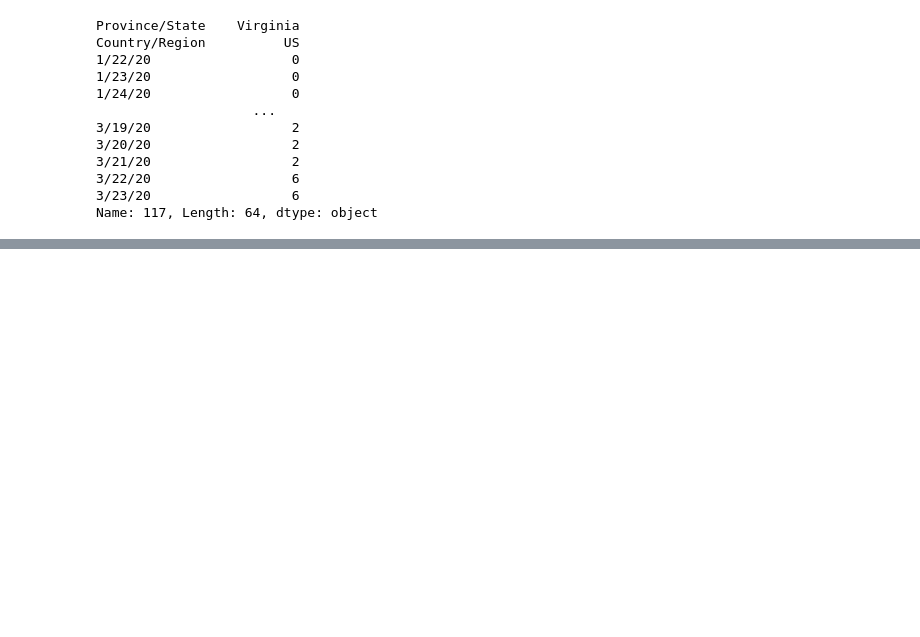
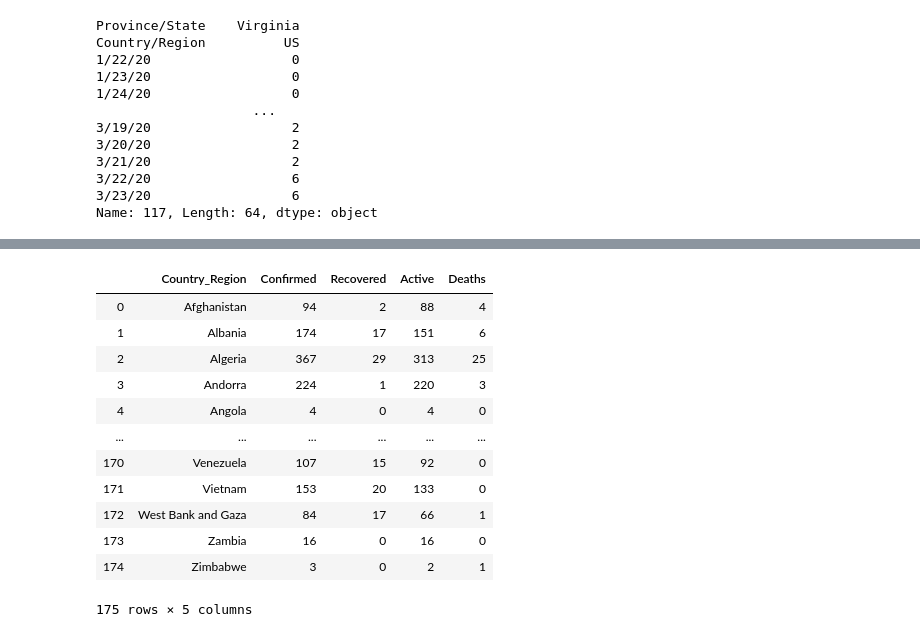
Before and after one commit to Wildertrek/COVID-19, a Jupyter notebook: Wrangling_JHU_COVID-19_Data.ipynb, the cells around one changed output, grey strips where cells are left out. Cells and saved outputs as stored; diff of their text form; code cells hidden in the pictures; blank space fills up the shorter version.

```diff
--- a/Wrangling_JHU_COVID-19_Data.ipynb
+++ b/Wrangling_JHU_COVID-19_Data.ipynb
@@ -221,0 +303,18 @@ Name: 117, Length: 64, dtype: object
+# %%
+World = daily_report.groupby(['Country_Region'])[['Confirmed', 'Recovered','Active', 'Deaths']].sum().reset_index()
+# %%
+World
+# %% [output]
+|  | Country_Region | Confirmed | Recovered | Active | Deaths |
+| 0 | Afghanistan | 94 | 2 | 88 | 4 |
+| 1 | Albania | 174 | 17 | 151 | 6 |
+| 2 | Algeria | 367 | 29 | 313 | 25 |
+| 3 | Andorra | 224 | 1 | 220 | 3 |
+| 4 | Angola | 4 | 0 | 4 | 0 |
+| ... | ... | ... | ... | ... | ... |
+| 170 | Venezuela | 107 | 15 | 92 | 0 |
+| 171 | Vietnam | 153 | 20 | 133 | 0 |
+| 172 | West Bank and Gaza | 84 | 17 | 66 | 1 |
+| 173 | Zambia | 16 | 0 | 16 | 0 |
+| 174 | Zimbabwe | 3 | 0 | 2 | 1 |
+175 rows × 5 columns
```
Also changed, not shown: parts of 13 cells of this notebook.
